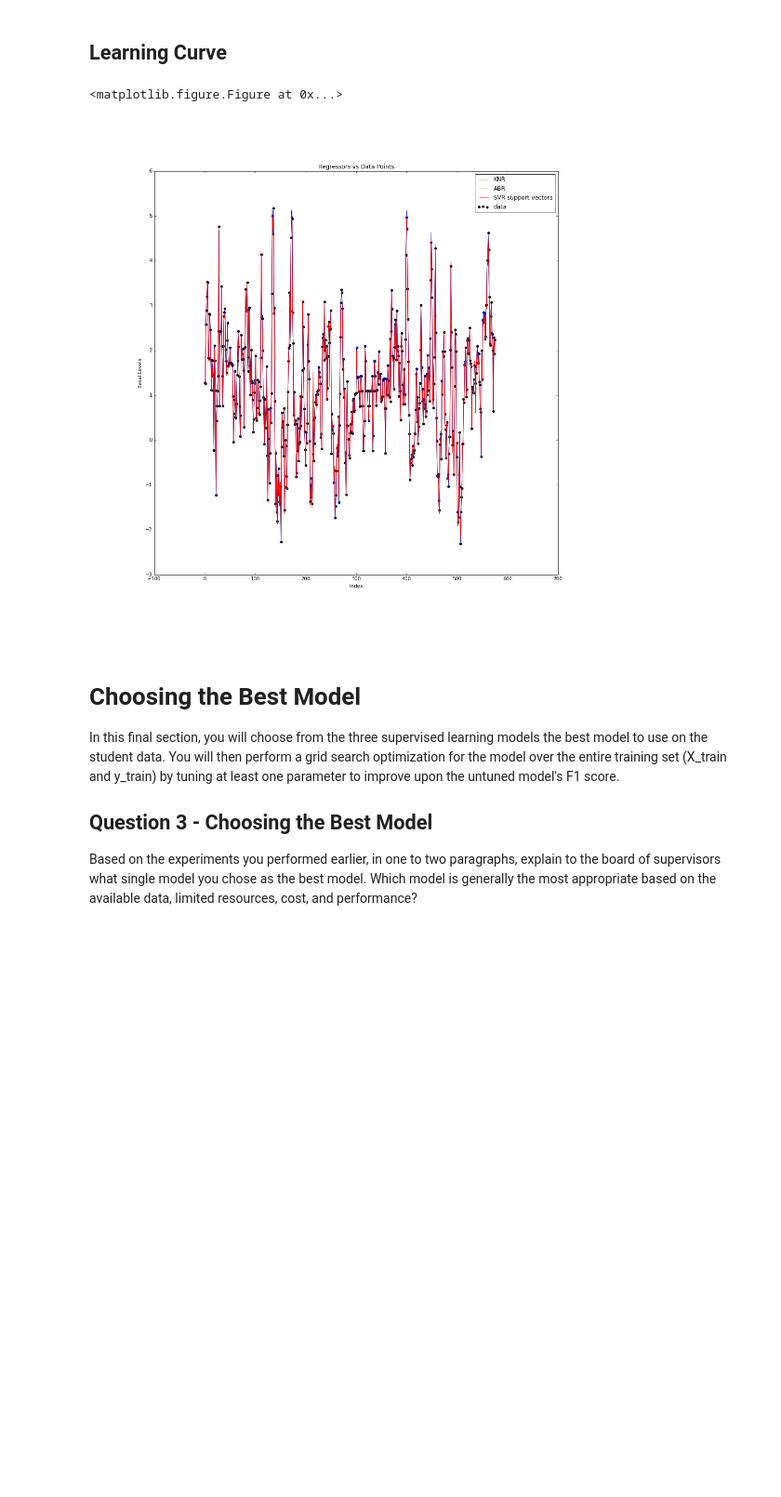
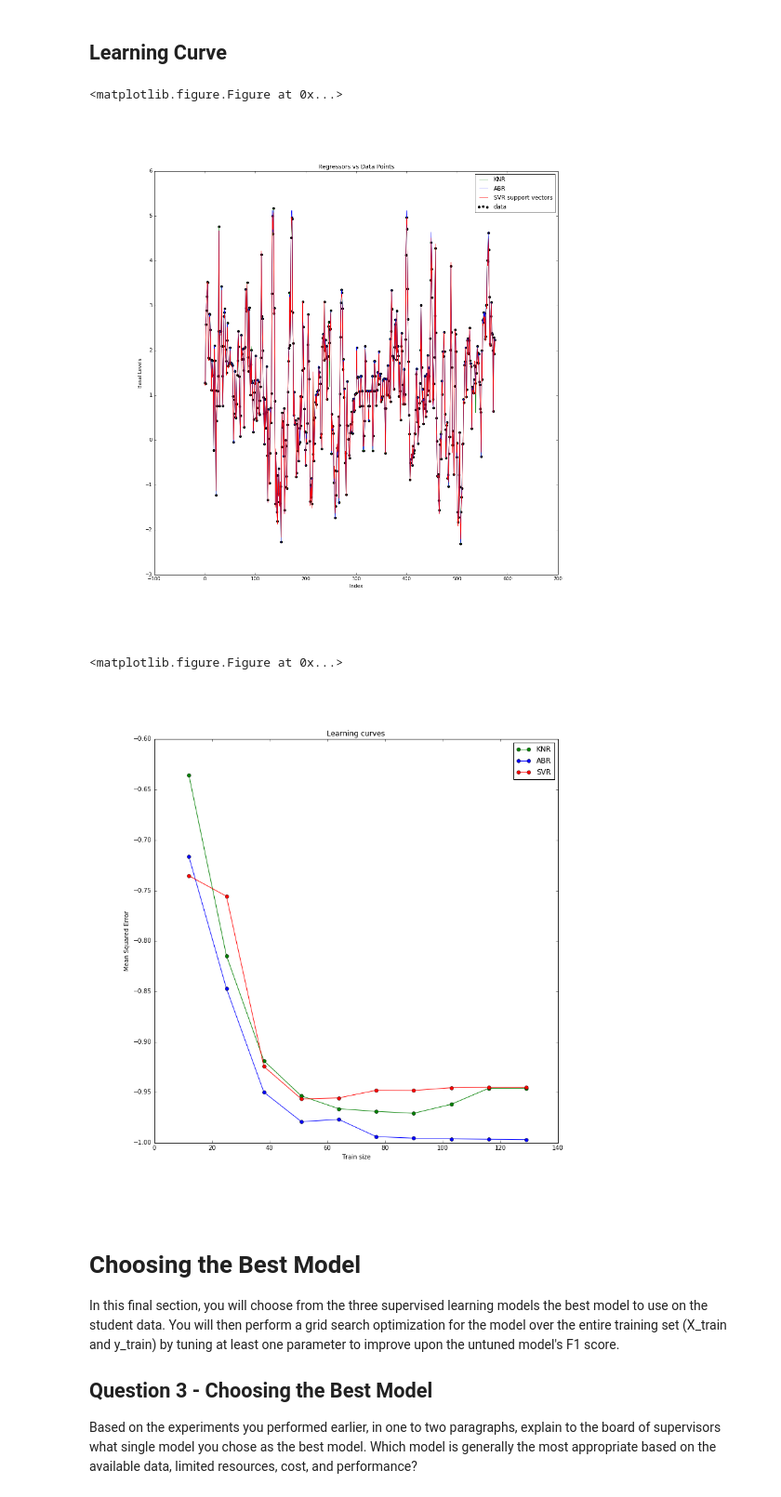
Before and after one commit to rbiven/ArtificialPanc, a Jupyter notebook: CapstoneDiabetes1.ipynb, the cells around one changed output. Shown at 93% size. Drawn from its saved outputs; the diff is of its cells as text; code cells hidden in the pictures; blank space fills up the shorter version.

Commit message:
feat: Added Learning Curves graphic to Notebook.

```diff
--- a/CapstoneDiabetes1.ipynb
+++ b/CapstoneDiabetes1.ipynb
@@ -434,45 +434,44 @@ plt.scatter(x_scat, diabetes_data["Basal Carbs (Liver)"], c='k', label='data', z
 plt.plot(x_scat, y_pred1, c='g', label='KNR', zorder=2)
 plt.plot(x_scat, y_pred2, c='b', label='ABR', zorder=2)
 plt.plot(x_scat, y_pred3, c='r', label='SVR support vectors',
             zorder=2)
 
 plt.xlabel('Index')
 plt.ylabel('Basal Levels')
 plt.title('Regressors vs Data Points')
 plt.legend()
 
-
-'''
 # Visualize learning curves
 plt.figure()
+plt.figure(figsize=(12,12))
 
 knr = neighbors.KNeighborsRegressor(n_neighbors=5, weights='distance')
 abr = AdaBoostRegressor(DecisionTreeRegressor(max_depth=4),
                           n_estimators=300, random_state=0)
 svr = svm.SVR(kernel='rbf', C=1e3, gamma=0.2)
 
 
-train_sizes, train_scores_svr, test_scores_svr = \
-    curves(svr, X[:100], y[:100], train_sizes=np.linspace(0.1, 1, 10),
-                   scoring="neg_mean_squared_error", cv=10)
-train_sizes_abs, train_scores_kr, test_scores_kr = \
-    curves(knr, X[:100], y[:100], train_sizes=np.linspace(0.1, 1, 10),
-                   scoring="neg_mean_squared_error", cv=10)
+train_sizes, train_scores_knr, test_scores_knr = curves.learning_curve(knr, X_test, y_test, train_sizes=np.linspace(0.1, 1, 10),scoring = 'r2', cv=10)
+train_sizes, train_scores_abr, test_scores_abr = curves.learning_curve(abr, X_test, y_test, train_sizes=np.linspace(0.1, 1, 10),scoring = 'r2', cv=10)
+train_sizes, train_scores_svr, test_scores_svr = curves.learning_curve(svr, X_test, y_test, train_sizes=np.linspace(0.1, 1, 10),scoring = 'r2', cv=10)
 
-
+plt.plot(train_sizes, -test_scores_knr.mean(1), 'o-', color="g",
+         label="KNR")
+plt.plot(train_sizes, -test_scores_abr.mean(1), 'o-', color="b",
+         label="ABR")
 plt.plot(train_sizes, -test_scores_svr.mean(1), 'o-', color="r",
          label="SVR")
-plt.plot(train_sizes, -test_scores_knr.mean(1), 'o-', color="g",
-         label="KNR")
 plt.xlabel("Train size")
 plt.ylabel("Mean Squared Error")
 plt.title('Learning curves')
 plt.legend(loc="best")
-'''
+
 plt.show()
 # %% [output]
 <matplotlib.figure.Figure at 0x...>
 [figure]
+<matplotlib.figure.Figure at 0x...>
+[figure, added]
 # %% [markdown]
 
 # Choosing the Best Model
```
Also changed, not shown: parts of 1 cell of this notebook.
